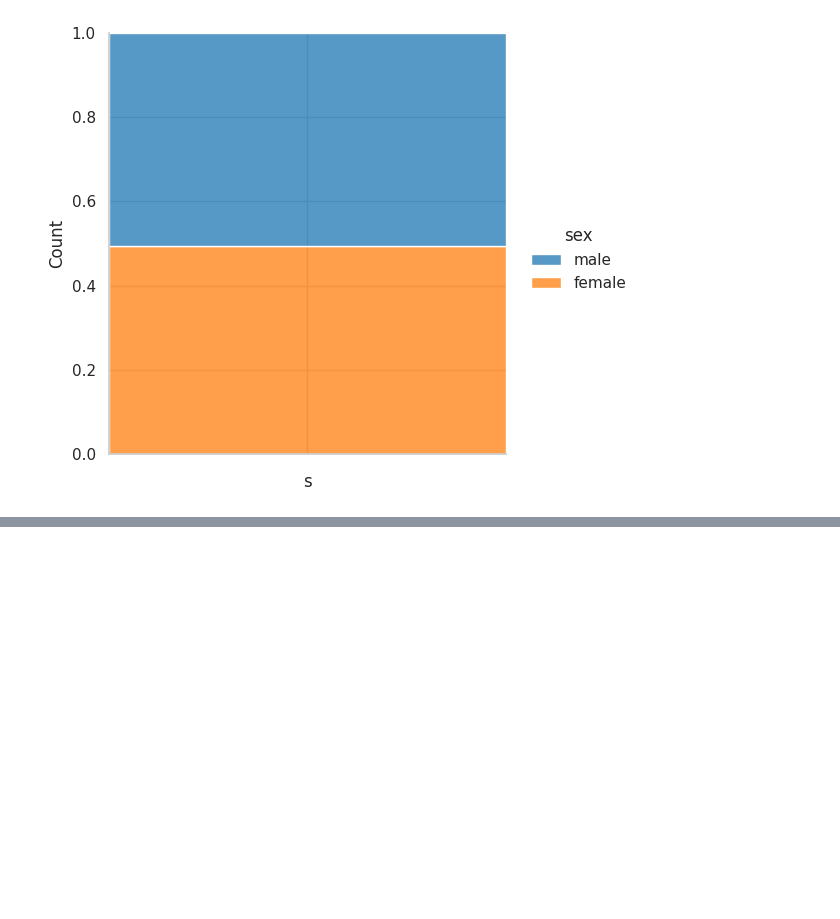
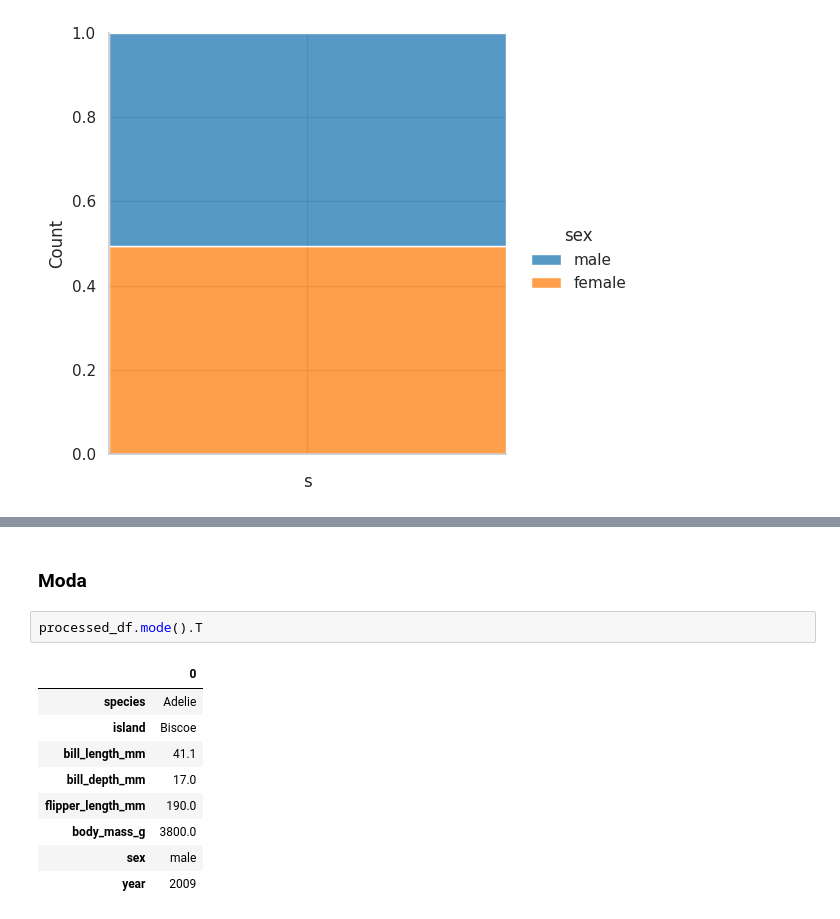
Before and after one commit to gabguagon/Py-EDA-penguins, a Jupyter notebook: penguins.ipynb, the cells around one changed output, grey strips where cells are left out. Drawn from its saved outputs; the diff is of its cells as text; blank space fills up the shorter version.

```diff
--- a/penguins.ipynb
+++ b/penguins.ipynb
@@ -517,0 +552,14 @@ sns.displot(
+# %% [markdown]
+### Moda
+# %%
+processed_df.mode().T
+# %% [output]
+|  | 0 |
+| species | Adelie |
+| island | Biscoe |
+| bill_length_mm | 41.1 |
+| bill_depth_mm | 17.0 |
+| flipper_length_mm | 190.0 |
+| body_mass_g | 3800.0 |
+| sex | male |
+| year | 2009 |
```
Also changed, not shown: parts of 8 cells of this notebook.
